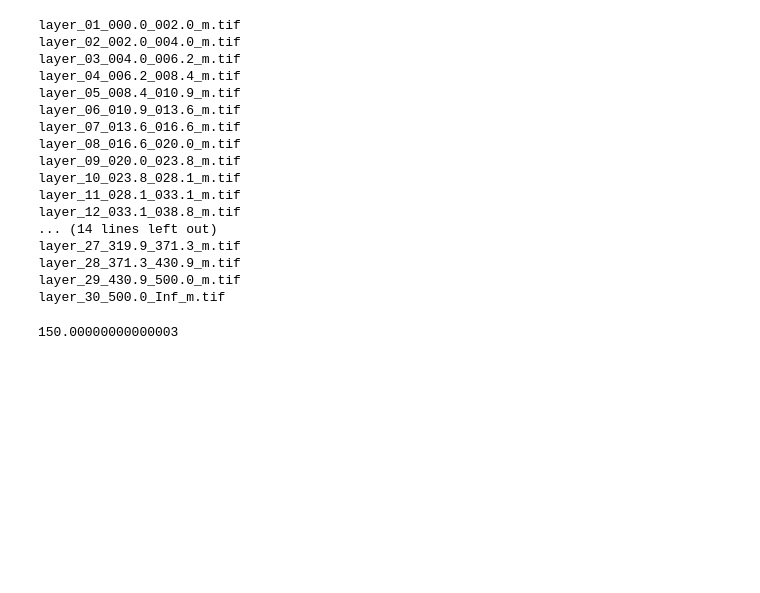
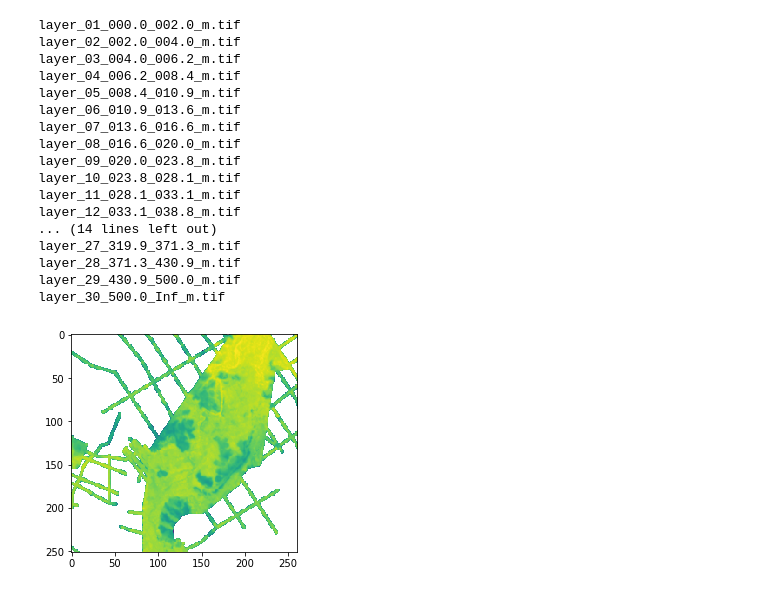
Before and after one commit to GeoscienceAustralia/hydrogeol_utils, a Jupyter notebook: notebooks/water_quality_Archie's_Law.ipynb, the cells around one changed output. Cells and saved outputs as stored; diff of their text form; code cells hidden in the pictures; blank space fills up the shorter version.

```diff
--- a/notebooks/water_quality_Archie's_Law.ipynb
+++ b/notebooks/water_quality_Archie's_Law.ipynb
@@ -89,14 +132,15 @@ import glob
 
 os.chdir(r"D:\GA\EK_AEM\OrdKeep_borehole_constrained\gdal_grids\grids\layergrids")
 
-arrs = np.empty(shape = (30, arr.shape[0], arr.shape[1]), dtype = np.float32)
+cond = np.nan*np.ones(shape = (30, arr.shape[0], arr.shape[1]),
+                      dtype = np.float32)
 intervals = np.zeros(shape = (30,2), dtype = np.float32)
 
 for i, file in enumerate(glob.glob('*.tif')):
 
     print(file)
 
-    arrs[i] = resample_raster2array(file, aff, arr.shape,
+    cond[i] = resample_raster2array(file, aff, arr.shape,
                                     driver='GTiff', null = 0)
 
     intervals[i] = [float(file.split('_')[2]), float(file.split('_')[3])]
@@ -121,7 +167,4 @@ layer_30_500.0_Inf_m.tif
 # %%
 # Create the log conductivity array
 
-logcond =np.log10(arrs)
-
-# GEt depth top array
-depth_top = intervals[:,0]
+logcond =np.log10(cond)
@@ -139,3 +171,10 @@ new_dataset.close()
+# %%
+plt.close()
+plt.imshow(logcond[0])
+
+plt.show()
+# %% [output]
+[figure, added]
 # %%
 # Open
 #infile = r"D:\GA\KeepWaterTable\raster_elevation_interpolation\nulled\KeepRiver_water_table_mBGL.tif"
@@ -152,8 +191,4 @@ strat_base = resample_raster2array(infile, aff, arr.shape,
                                       )
-# %%
-np.nanmax(strat_top)
-# %% [output]
-150.00000000000003
 # %%
 # We need to conver the strat top and base to depth
 
```
Also changed, not shown: parts of 17 cells of this notebook, 2 other files.
